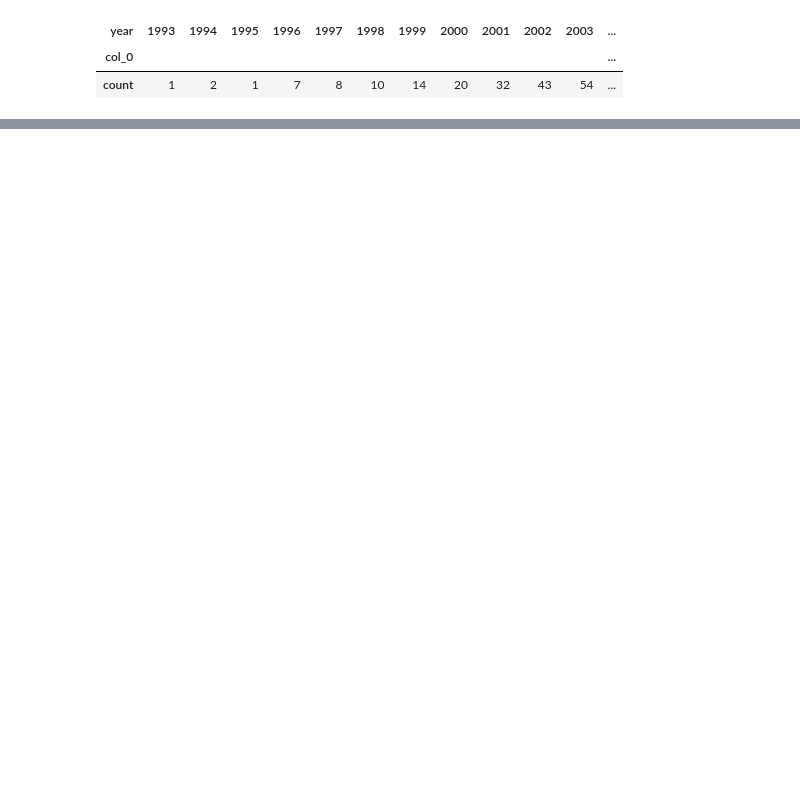
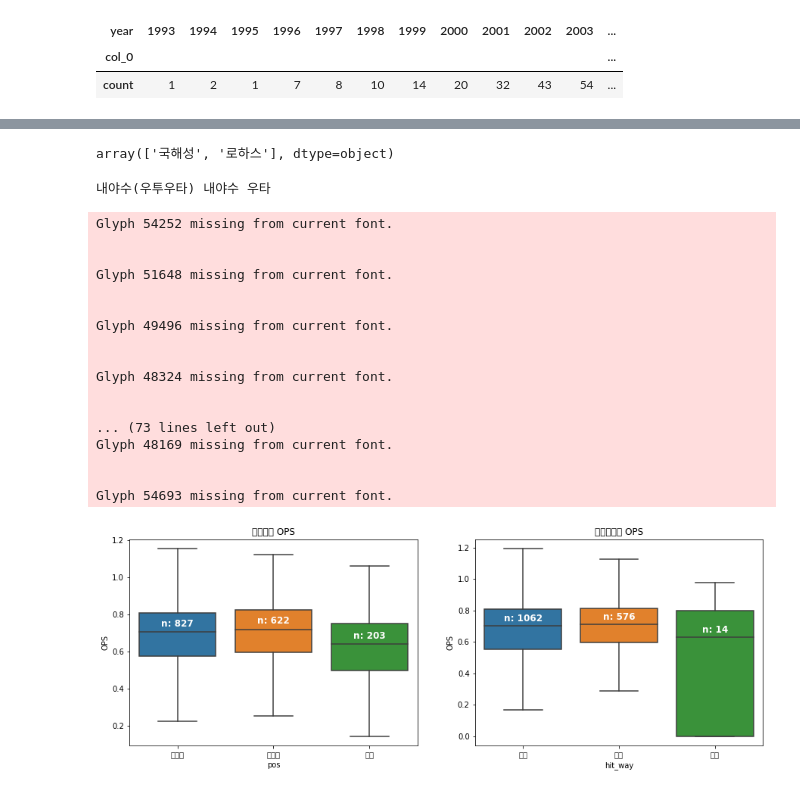
Before and after one commit to hyz218/Dacon_baseball, a Jupyter notebook: Dacon_baseball_regular_EDA.ipynb, the cells around one changed output, grey strips where cells are left out. Saved outputs shown, nothing was run; the diff lists cells and outputs as text; code cells hidden in the pictures; blank space fills up the shorter version.

```diff
--- a/Dacon_baseball_regular_EDA.ipynb
+++ b/Dacon_baseball_regular_EDA.ipynb
@@ -99,0 +208,80 @@ plt.show()
+# %%
+# 양타 선수 확인
+regular_df.loc[regular_df['position']=='외야수(우투양타)','batter_name'].unique()
+# %% [output]
+array(['국해성', '로하스'], dtype=object)
+# %%
+#수비 위치 column 추가
+regular_df['pos'] = regular_df['position'].apply(lambda x: x.split('(')[0] if pd.notnull(x) else x)
+
+#타석 방향(좌타/우타/양타) column 추가
+regular_df['hit_way'] = regular_df['position'].apply(lambda x: x[-3:-1] if pd.notnull(x) else x)
+
+print(regular_df['position'][0], regular_df['pos'][0], regular_df['hit_way'][0])
+# %% [output]
+내야수(우투우타) 내야수 우타
+# %%
+plt.figure(figsize=(15,5))
+plt.subplot(1,2,1)
+ax = sns.boxplot(x='pos', y='OPS', data = regular_df, showfliers=False)
+
+# position별 OPS median
+medians = regular_df.groupby(['pos'])['OPS'].median().to_dict()
+
+# position별 관측치 수
+num = regular_df['pos'].value_counts().to_dict()
+
+# 키 값을 'n: 값' 형식으로 변환
+for key in num: num[key] = "n: " + str(num[key])
+
+# 그래프의 Xticks text 값 얻기
+xticks_labels = [item.get_text() for item in ax.get_xticklabels()]
+
+# tick은 tick의 위치, label은 그에 해당하는 text 값
+for label in ax.get_xticklabels():
+    ax.text(xticks_labels.index(label.get_text()),
+            medians[label.get_text()] + 0.03, num[label.get_text()],
+            horizontalalignment='center', size='large', color='w', weight='semibold')
+ax.set_title('포지션별 OPS')
+
+plt.subplot(1,2,2)
+ax = sns.boxplot(x='hit_way', y='OPS', data = regular_df, showfliers=False)
+
+# 타석 방향별 OPS median
+medians = regular_df.groupby(['hit_way'])['OPS'].median().to_dict()
+# 타석 방향 관측치 수
+num = regular_df['hit_way'].value_counts().to_dict()
+# 키 값을 'n: 값' 형식으로 변환
+for key in num: num[key] = "n: " + str(num[key])
+
+# 그래프의 Xticks text 값 얻기
+xticks_labels = [item.get_text() for item in ax.get_xticklabels()]
+
+# tick은 tick의 위치, label은 그에 해당하는 text 값
+for label in ax.get_xticklabels():
+    ax.text(xticks_labels.index(label.get_text()), medians[label.get_text()] + 0.03,
+            num[label.get_text()], horizontalalignment='center', size='large',
+            color='w', weight='semibold')
+ax.set_title('타석방향별 OPS')
+
+plt.show()
+#포수를 제외하고는 OPS 차이가 크지 않음, 양손으로 타격하는 타자의 경우는 n=14이고, 실제 해당하는 선수는 3명으로 신뢰하기 어려운 수치임
+# %% [output]
+Glyph 54252 missing from current font.
+
+
+Glyph 51648 missing from current font.
+
+
+Glyph 49496 missing from current font.
+
+
+Glyph 48324 missing from current font.
+
+
+... (73 lines left out)
+Glyph 48169 missing from current font.
+
+
+Glyph 54693 missing from current font.
+[figure, added]
```
Also changed, not shown: parts of 8 cells of this notebook.
